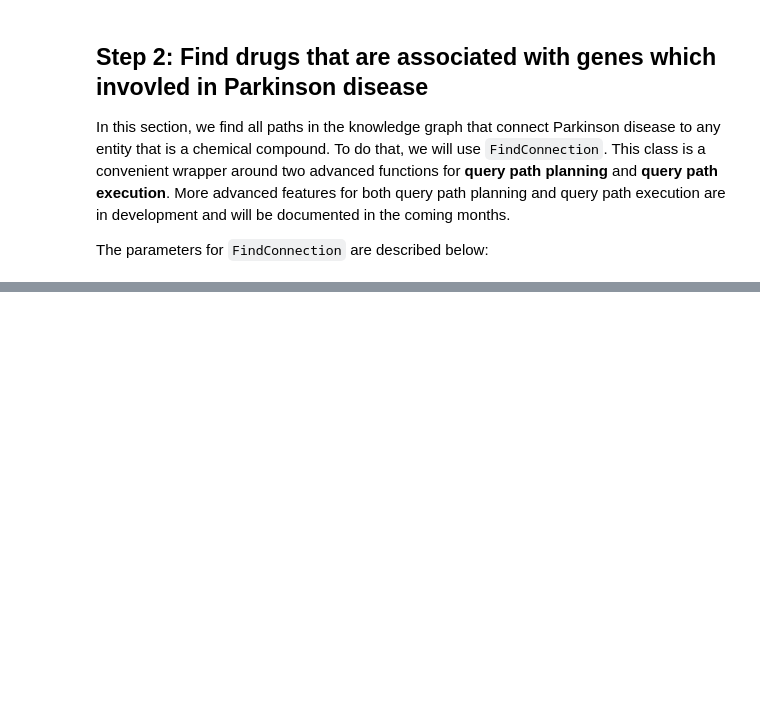
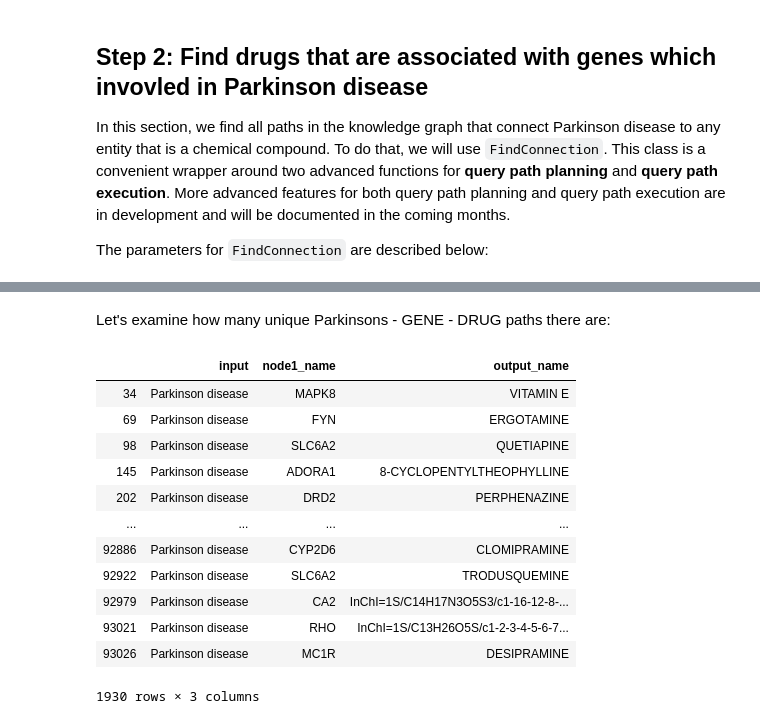
Before and after one commit to biothings/biothings_explorer_archived, a Jupyter notebook: jupyter notebooks/TIDBIT 02 Finding New Uses for Existing Drugs to Treat Parkinson’s Disease.ipynb, the cells around one changed output, grey strips where cells are left out. Drawn from its saved outputs; the diff is of its cells as text; code cells hidden in the pictures; blank space fills up the shorter version.

```diff
--- a/jupyter notebooks/TIDBIT 02 Finding New Uses for Existing Drugs to Treat Parkinson’s Disease.ipynb
+++ b/jupyter notebooks/TIDBIT 02 Finding New Uses for Existing Drugs to Treat Parkinson’s Disease.ipynb
@@ -94,0 +86,19 @@ array(['umls:C0243192', 'umls:C0207636', 'umls:C0008260', 'umls:C0043047',
+# %% [markdown]
+Let's examine how many unique Parkinsons - GENE - DRUG paths there are:
+# %%
+dfFiltUnique = dfFilt[["input","node1_name","output_name"]].drop_duplicates()
+dfFiltUnique
+# %% [output]
+|  | input | node1_name | output_name |
+| 34 | Parkinson disease | MAPK8 | VITAMIN E |
+| 69 | Parkinson disease | FYN | ERGOTAMINE |
+| 98 | Parkinson disease | SLC6A2 | QUETIAPINE |
+| 145 | Parkinson disease | ADORA1 | 8-CYCLOPENTYLTHEOPHYLLINE |
+| 202 | Parkinson disease | DRD2 | PERPHENAZINE |
+| ... | ... | ... | ... |
+| 92886 | Parkinson disease | CYP2D6 | CLOMIPRAMINE |
+| 92922 | Parkinson disease | SLC6A2 | TRODUSQUEMINE |
+| 92979 | Parkinson disease | CA2 | InChI=1S/C14H17N3O5S3/c1-16-12-8-... |
+| 93021 | Parkinson disease | RHO | InChI=1S/C13H26O5S/c1-2-3-4-5-6-7... |
+| 93026 | Parkinson disease | MC1R | DESIPRAMINE |
+1930 rows × 3 columns
```
Also changed, not shown: parts of 18 cells of this notebook, 1 other file.
